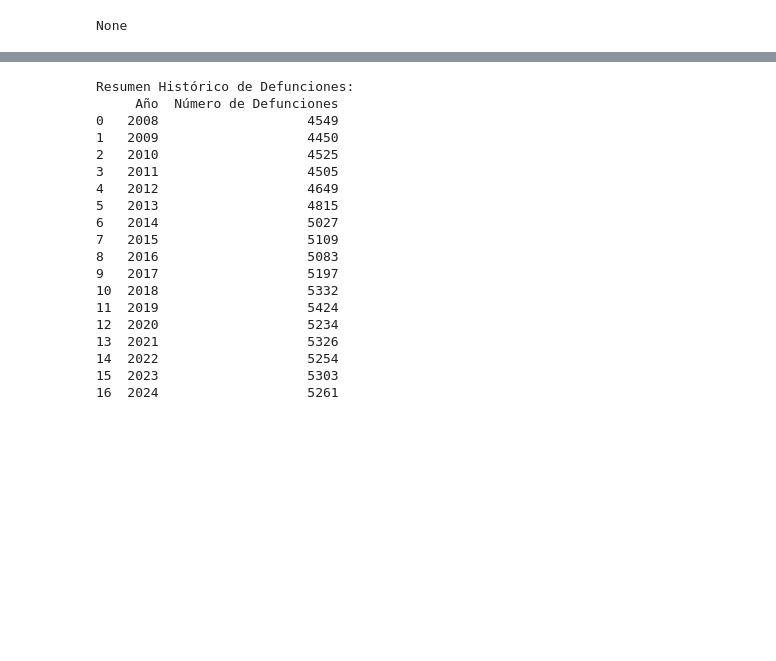
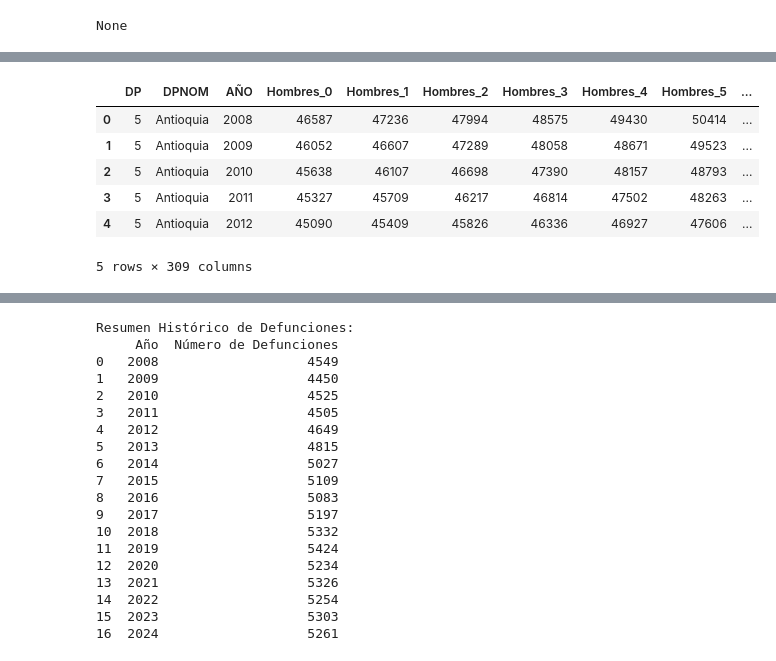
Before and after one commit to LasciaStare/Seminario, a Jupyter notebook: 2_EDA.ipynb, the cells around one changed output, grey strips where cells are left out. Drawn from its saved outputs; the diff is of its cells as text; code cells hidden in the pictures; blank space fills up the shorter version.

```diff
--- a/2_EDA.ipynb
+++ b/2_EDA.ipynb
@@ -54,0 +195,13 @@ None
+# %%
+#Carga de proyecciones
+RUTA_EDAD = Path("Datos/Proyecciones/PROYECCIONES_UNIFICADAS_EDAD.xlsx")
+proyecciones_edad = pd.read_excel(RUTA_EDAD)
+proyecciones_edad.head()
+# %% [output]
+|  | DP | DPNOM | AÑO | Hombres_0 | Hombres_1 | Hombres_2 | Hombres_3 | Hombres_4 | Hombres_5 | ... |
+| 0 | 5 | Antioquia | 2008 | 46587 | 47236 | 47994 | 48575 | 49430 | 50414 | ... |
+| 1 | 5 | Antioquia | 2009 | 46052 | 46607 | 47289 | 48058 | 48671 | 49523 | ... |
+| 2 | 5 | Antioquia | 2010 | 45638 | 46107 | 46698 | 47390 | 48157 | 48793 | ... |
+| 3 | 5 | Antioquia | 2011 | 45327 | 45709 | 46217 | 46814 | 47502 | 48263 | ... |
+| 4 | 5 | Antioquia | 2012 | 45090 | 45409 | 45826 | 46336 | 46927 | 47606 | ... |
+5 rows × 309 columns
```
Also changed, not shown: parts of 10 cells of this notebook, 20 other files.
